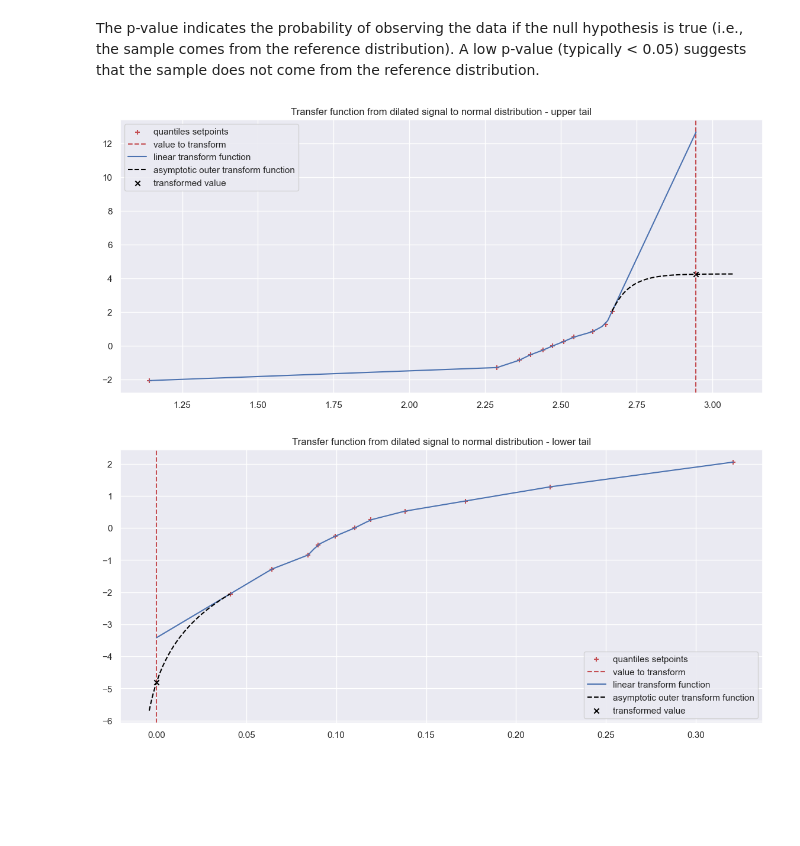
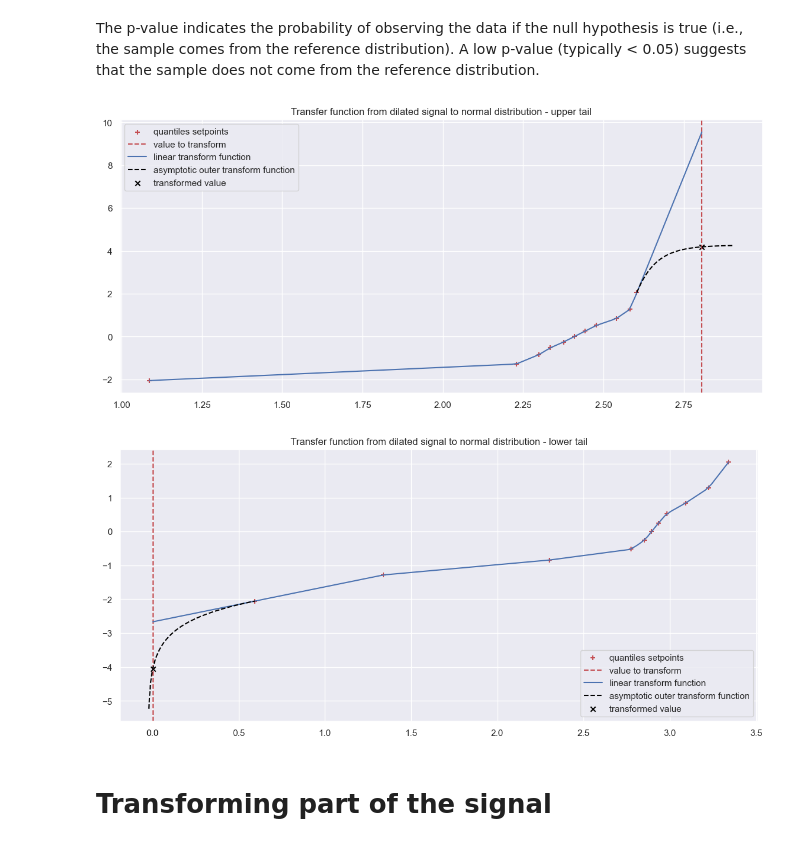
Before and after one commit to cvxgrp/spcqe, a Jupyter notebook: notebooks/Aramis/extrapolation_demo.ipynb, the cells around one changed output. Cells and saved outputs as stored; diff of their text form; code cells hidden in the pictures; blank space fills up the shorter version.

Commit message:
clean code of draft parts

```diff
--- a/notebooks/Aramis/extrapolation_demo.ipynb
+++ b/notebooks/Aramis/extrapolation_demo.ipynb
@@ -74,6 +69,12 @@ extrapolate = {'lower':(xasympt, 'input'), 'upper':(yasympt, 'output')}
 q1 = np.linspace(0, 1, 11)
 q1[0] = 0.02
 q1[-1] = 0.98
+
+dist = sps.norm()
+xasympt = -0.025
+yasympt = dist.ppf(0.99999)
+extrapolate = {'lower':(xasympt, 'input'), 'upper':(yasympt, 'output')}
+
 spq = SmoothPeriodicQuantiles(
         num_harmonics=[12, 3],
         periods=[nvals_dil, 365.24225*nvals_dil],
@@ -138,12 +139,14 @@ The p-value indicates the probability of observing the data if the null hypothes
 # %%
 # Plot transformation - upper tail
 idx = np.nanargmax(transf)
-spq.plot_tail_transformation(sig, transf, 'upper', idx, 0.4);
+spq.plot_tail_transformation(sig, transf, 'upper', idx, 0.3);
 # %% [output]
-[figure, old version]
+[figure, new version]
 # %%
 # Plot transformation - lower tail
 idx = np.nanargmin(transf)
-spq.plot_tail_transformation(sig, transf, 'lower', idx, 0.045);
+spq.plot_tail_transformation(sig, transf, 'lower', idx, 0.8);
 # %% [output]
-[figure, old version]
+[figure, new version]
+# %% [markdown]
+# Transforming part of the signal
```
Also changed, not shown: parts of 6 cells of this notebook, 1 other file.
